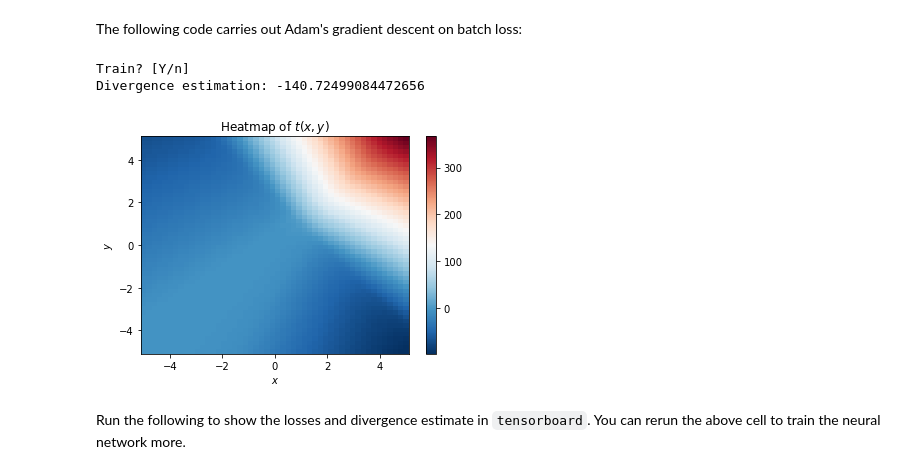
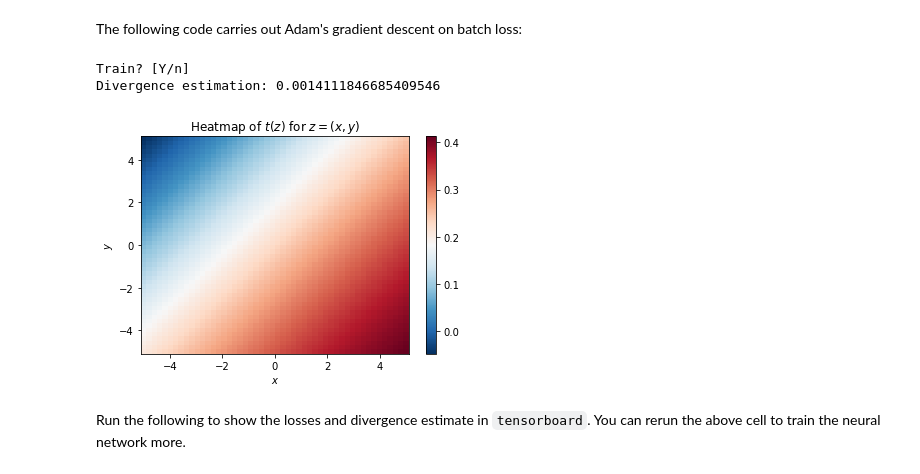
Before and after one commit to ccha23/miml, a Jupyter notebook: source/part1/Training.ipynb, the cells around one changed output. Saved outputs shown, nothing was run; the diff lists cells and outputs as text; code cells hidden in the pictures.

```diff
--- a/source/part1/Training.ipynb
+++ b/source/part1/Training.ipynb
@@ -11,17 +11,30 @@ $\def\abs#1{\left\lvert #1 \right\rvert}
 \def\E{\op{E}}
 \def\d{\mathrm{\mathstrut d}}$
 # %%
-from gaussian import *
+# init
 import matplotlib.pyplot as plt
 import numpy as np
 import pandas as pd
 import seaborn as sns
+import tensorboard as tb
 import torch
 import torch.optim as optim
 from torch import Tensor, nn
 from torch.nn import functional as F
 from torch.utils.tensorboard import SummaryWriter
-import tensorboard as tb
 
 %load_ext tensorboard
-%matplotlib widget
+%load_ext jdc
+%matplotlib inline
+
+SEED = 0
+
+# create samples
+XY_rng = np.random.default_rng(SEED)
+rho = 1 - 0.19 * XY_rng.random()
+mean, cov, n = [0, 0], [[1, rho], [rho, 1]], 1000
+XY = XY_rng.multivariate_normal(mean, cov, n)
+
+XY_ref_rng = np.random.default_rng(SEED)
+cov_ref, n_ = [[1, 0], [0, 1]], n
+XY_ref = XY_ref_rng.multivariate_normal(mean, cov_ref, n_)
@@ -369,37 +400,37 @@ The following code carries out Adam's gradient descent on batch loss:
 # %%
 if input("Train? [Y/n]").lower() != "n":
     for i in range(10):  # loop through entire data multiple times
         n_epoch += 1
 
         # random indices for selecting samples for all batches in one epoch
         idx = torch.randperm(Z.shape[0])
         idx_ref = torch.randperm(Z_ref.shape[0])
 
         for j in range(n_iters_per_epoch):  # loop through multiple batches
             n_iter += 1
             optimizer.zero_grad()
 
             # obtain a random batch of samples
-            batch_Z = Z[idx[i : Z.shape[0] : batch_size]]
-            batch_Z_ref = Z_ref[idx_ref[i : Z_ref.shape[0] : batch_size_ref]]
+            batch_Z = Z[idx[j : Z.shape[0] : n_iters_per_epoch]]
+            batch_Z_ref = Z_ref[idx_ref[j : Z_ref.shape[0] : n_iters_per_epoch]]
 
             # define the loss as negative DV divergence lower bound
             loss = -DV(batch_Z, batch_Z_ref, net)
             loss.backward()  # calculate gradient
             optimizer.step()  # descend
 
         writer.add_scalar("Loss/train", loss.item(), global_step=n_epoch)
 
     # Estimate the divergence using all data
     with torch.no_grad():
         estimate = DV(Z, Z_ref, net).item()
         writer.add_scalar("Estimate", estimate, global_step=n_epoch)
-        plot_net_2(net)
-        print('Divergence estimation:', estimate)
+        net.plot()
+        print("Divergence estimation:", estimate)
 # %% [output]
 Train? [Y/n]
-Divergence estimation: -140.72499084472656
+Divergence estimation: 0.0014111846685409546
-[figure, old version]
+[figure, new version]
 # %% [markdown]
 Run the following to show the losses and divergence estimate in `tensorboard`. You can rerun the above cell to train the neural network more.
 # %%
```
Also changed, not shown: parts of 17 cells of this notebook, 2 other files.
